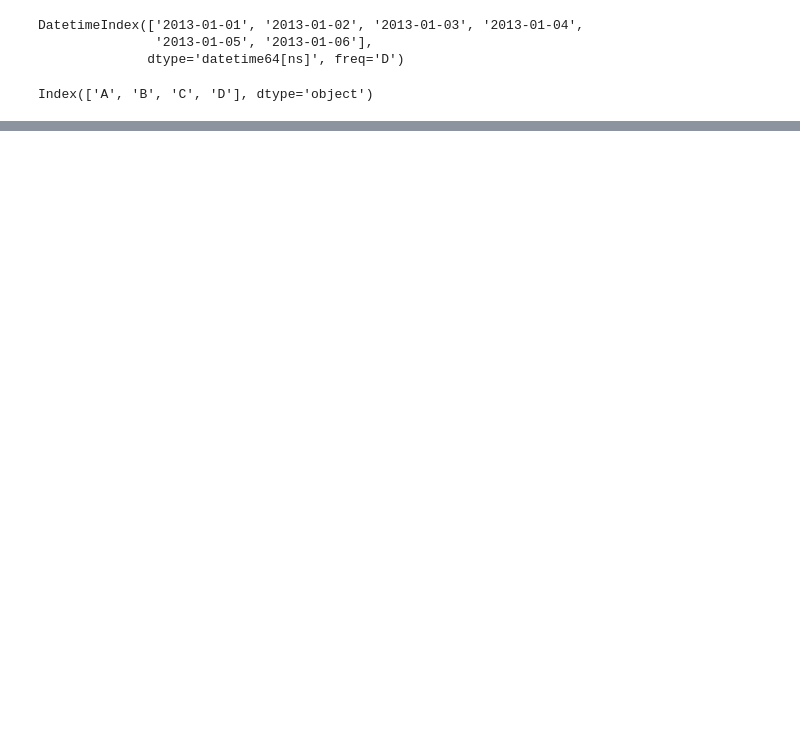
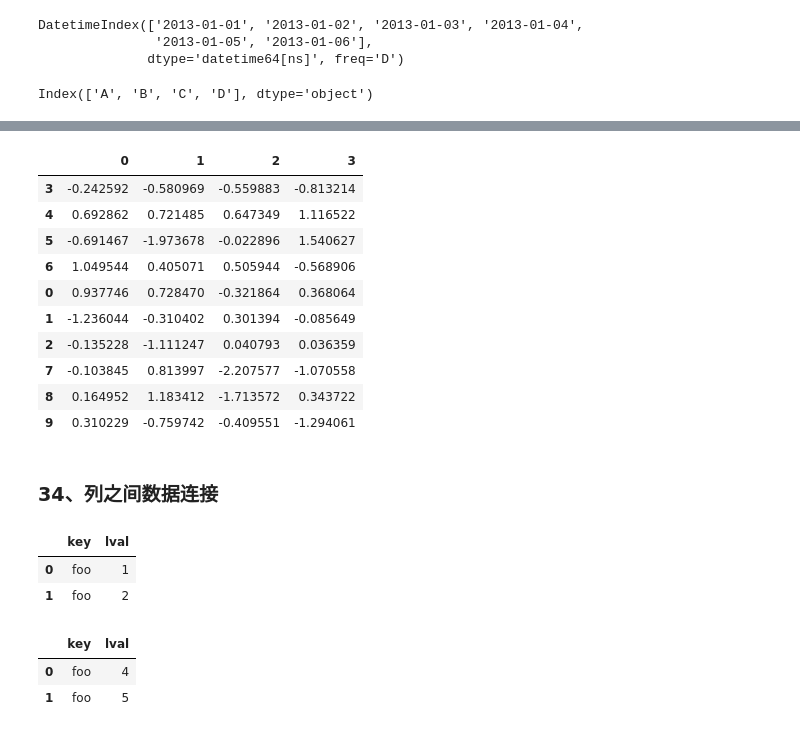
Before and after one commit to ingwant/Python-Pandas-Learn, a Jupyter notebook: Pandas-Learn.ipynb, the cells around one changed output, grey strips where cells are left out. Drawn from its saved outputs; the diff is of its cells as text; code cells hidden in the pictures; blank space fills up the shorter version.

```diff
--- a/Pandas-Learn.ipynb
+++ b/Pandas-Learn.ipynb
@@ -308,0 +719,2 @@ df["20130102":"20130103"]
+# %%
+df = pd.DataFrame(np.random.randn(10, 4))
@@ -308,0 +735,18 @@ df["20130102":"20130103"]
+# %%
+pieces = [df[3:7], df[:3], df[7:]]
+# %%
+pd.concat(pieces)
+# %% [output]
+|  | 0 | 1 | 2 | 3 |
+| 3 | -0.242592 | -0.580969 | -0.559883 | -0.813214 |
+| 4 | 0.692862 | 0.721485 | 0.647349 | 1.116522 |
+| 5 | -0.691467 | -1.973678 | -0.022896 | 1.540627 |
+| 6 | 1.049544 | 0.405071 | 0.505944 | -0.568906 |
+| 0 | 0.937746 | 0.728470 | -0.321864 | 0.368064 |
+| 1 | -1.236044 | -0.310402 | 0.301394 | -0.085649 |
+| 2 | -0.135228 | -1.111247 | 0.040793 | 0.036359 |
+| 7 | -0.103845 | 0.813997 | -2.207577 | -1.070558 |
+| 8 | 0.164952 | 1.183412 | -1.713572 | 0.343722 |
+| 9 | 0.310229 | -0.759742 | -0.409551 | -1.294061 |
+# %% [markdown]
+### 34、列之间数据连接
@@ -308,0 +757,12 @@ df["20130102":"20130103"]
+# %%
+left
+# %% [output]
+|  | key | lval |
+| 0 | foo | 1 |
+| 1 | foo | 2 |
+# %%
+right
+# %% [output]
+|  | key | lval |
+| 0 | foo | 4 |
+| 1 | foo | 5 |
```
Also changed, not shown: parts of 129 cells of this notebook.
